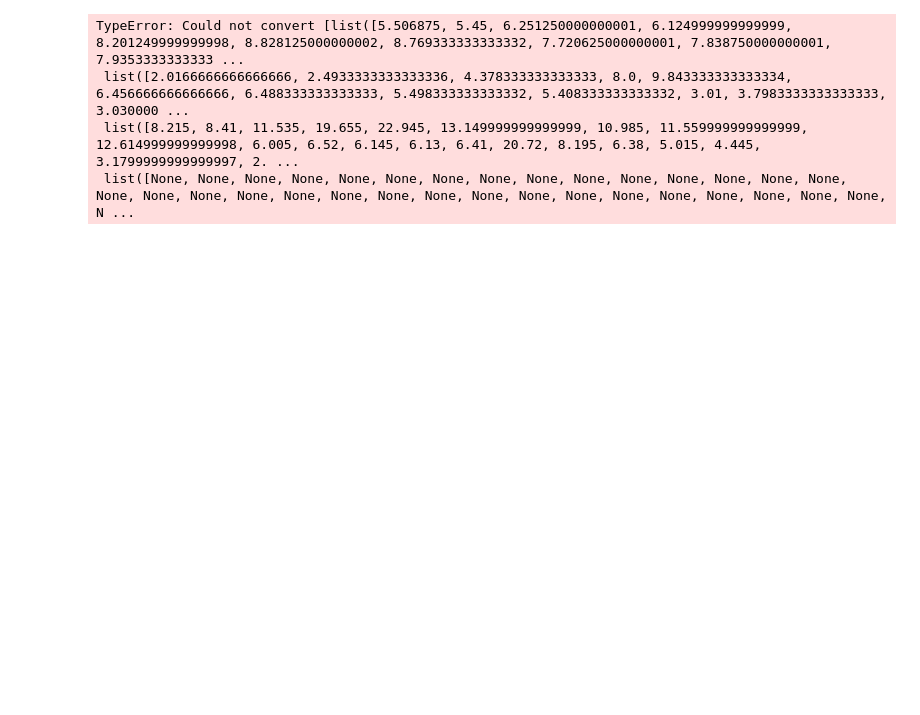
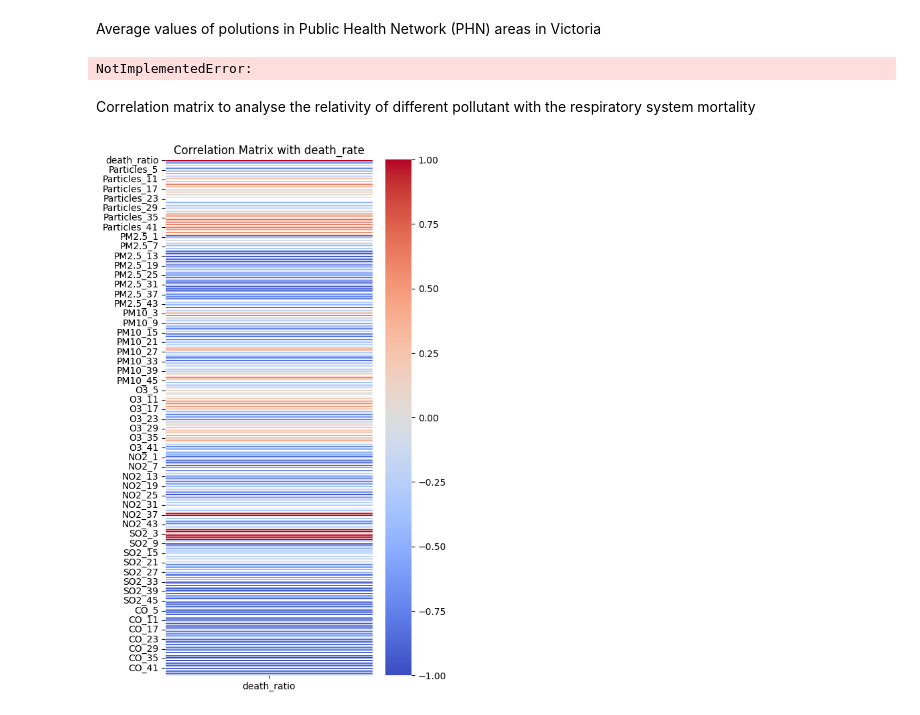
Before and after one commit to pingzhihe/CCC-assignment-2, a Jupyter notebook: testAirPHN.ipynb, the cells around one changed output. Saved outputs shown, nothing was run; the diff lists cells and outputs as text; code cells hidden in the pictures; blank space fills up the shorter version.

Commit message:
Modify the air-quality resp analysis

```diff
--- a/testAirPHN.ipynb
+++ b/testAirPHN.ipynb
@@ -4,8 +4,8 @@ import requests
 import pandas as pd
 # %%
 from elasticsearch8 import Elasticsearch
+from datetime import datetime
 import json
-from datetime import datetime
 def config(k):
     with open(f'/configs/default/shared-data/{k}', 'r') as f:
         return f.read()
@@ -20,21 +20,22 @@ def main():
                 basic_auth=('elastic','elastic')
             )
 
+
         query = {
         "size":100,
-            "_source": ["_id","phn_name","phn_code","dths_rspt3"],
+            "_source": ["phn_name","phn_code","dth_resp88"],
             "query": {
                 "match_all": {}
             }
         }
 
 
-        result = es.search(index="premature_mortality", body=query)
+        result = es.search(index="premature_mortality_2011", body=query)
         docs = result['hits']['hits']
         features = {}
         for doc in docs:
             _id = doc['_id']
-            death_ratio = doc['_source']['dths_rspt3']/100000
+            death_ratio = doc['_source']['dth_resp88']/100000
             phn_name = doc['_source']['phn_name']
             phn_code = doc['_source']['phn_code']
             features[_id] = {
@@ -64,7 +65,7 @@ def main():
                                 "geo_shape": {
                                     "geometry": {
                                         "indexed_shape": {
-                                            "index": "premature_mortality",
+                                            "index": "premature_mortality_2011",
                                             "id": id,
                                             "path": "geometry"
                                         }
@@ -93,11 +94,7 @@ def main():
             unique_data_names.add(data['dataName'])
             unique_since.add(data['since'])
 
-        print(unique_data_names)
         sorted_date_times = sorted(unique_since, key=lambda x: datetime.strptime(x, '%Y-%m-%dT%H:%M:%SZ'))
-
-        print(len(unique_since))
-        print(sorted_date_times)
         for id in ids:
             for data_name in unique_data_names:
                 values = []
@@ -163,41 +129,59 @@ searching:  NTc0dY8B6E3HLROlisMh
+# %%
+data = response.json().get('data')
+# %% [markdown]
+Average values of polutions in Public Health Network (PHN) areas in Victoria
+# %%
+import seaborn as sns
+import matplotlib.pyplot as plt
+df = pd.json_normalize(data)  # 使用 json_normalize() 函数加载数据到 DataFrame
+
+
+features = ['Particles', 'PM2.5', 'PM10', 'Visibility', 'API', 'O3', 'NO2', 'SO2', 'CO']
+
+
+# 对于每个特征，将列表展开成新的列
+for feature in features:
+    # 对于每个特征，将列表展开成新的列，并命名为原特征名加上索引
+    # df = pd.concat([df, df[feature].apply(pd.Series).add_prefix(feature+'_')], axis=1)
+    df[feature+'_mean'] = df[feature].apply(lambda x: sum(filter(None, x))/len(x) if isinstance(x, list) and any(x) else None)
+
+# 删除原始的特征列
+df.drop(columns=features, inplace=True)
+df.dropna(how='all', subset=df.columns[4:], inplace=True)
+df.drop(columns=['_id'])
+
+df
+# %% [output]
+NotImplementedError:
+# %% [markdown]
+Correlation matrix to analyse the relativity of different pollutant with the respiratory system mortality
 # %%
 import seaborn as sns
 import matplotlib.pyplot as plt
-import numpy as np
 df = pd.json_normalize(data)  # 使用 json_normalize() 函数加载数据到 DataFrame
 
 
-# ['Particles', 'PM2.5', 'PM10', 'Visibility', 'API', 'O3', 'NO2', 'SO2', 'CO']
+features = ['Particles', 'PM2.5', 'PM10', 'Visibility', 'API', 'O3', 'NO2', 'SO2', 'CO']
 # 假设 df 是你的 DataFrame，features 是要展开的特征列表
-features = ['Particles', 'PM2.5', 'PM10', 'Visibility', 'API', 'O3', 'NO2', 'SO2', 'CO']
+pollutant_features = ['Particles', 'PM2.5', 'PM10', 'O3', 'NO2', 'SO2', 'CO']
 
-# # 对于每个特征，将列表展开成新的列
-# for feature in features:
-#     # 对于每个特征，将列表展开成新的列，并命名为原特征名加上索引
-#     df = pd.concat([df, df[feature].apply(pd.Series).add_prefix(feature+'_')], axis=1)
-# 筛选出只包含数值类型的列
-numeric_df = df[features].select_dtypes(include=[np.number])
-
-# 计算数值列的平均值，同时将 None 替换为 NaN
-mean_values = numeric_df.replace({None: np.nan}).mean()
-# 将 None 替换为相应特征的平均值
-for feature in features:
-    df[feature] = df[feature].apply(lambda x: mean_values[feature] if x is None else x)
+# 对于每个特征，将列表展开成新的列
+for feature in pollutant_features:
+    # 对于每个特征，将列表展开成新的列，并命名为原特征名加上索引
+    df = pd.concat([df, df[feature].apply(pd.Series).add_prefix(feature+'_')], axis=1)
+    # df[feature+'_mean'] = df[feature].apply(lambda x: sum(filter(None, x))/len(x) if isinstance(x, list) and any(x) else None)
 
 # 删除原始的特征列
 df.drop(columns=features, inplace=True)
 
 df = df.dropna(subset=df.columns[4:], how='all')
 
-df = df.drop(columns=['_id','phn_code', 'PHNName'])
+df = df.drop(columns=['_id','phn_code', 'phn_name'])
 correlation_matrix = df.corr()
 # 绘制热图
-plt.figure(figsize=(10, 8))
-sns.heatmap(correlation_matrix[['death_ratio']], annot=True, cmap="coolwarm", fmt=".2f", linewidths=0.5)
+plt.figure(figsize=(5, 10))
+sns.heatmap(correlation_matrix[['death_ratio']], annot=False, cmap="coolwarm", fmt=".2f", linewidths=0.5)
 plt.title("Correlation Matrix with death_rate")
 plt.show()
 # %% [output]
-TypeError: Could not convert [list([5.506875, 5.45, 6.251250000000001, 6.124999999999999, 8.201249999999998, 8.828125000000002, 8.769333333333332, 7.720625000000001, 7.838750000000001, 7.9353333333333 ...
- list([2.0166666666666666, 2.4933333333333336, 4.378333333333333, 8.0, 9.843333333333334, 6.456666666666666, 6.488333333333333, 5.498333333333332, 5.408333333333332, 3.01, 3.7983333333333333, 3.030000 ...
- list([8.215, 8.41, 11.535, 19.655, 22.945, 13.149999999999999, 10.985, 11.559999999999999, 12.614999999999998, 6.005, 6.52, 6.145, 6.13, 6.41, 20.72, 8.195, 6.38, 5.015, 4.445, 3.1799999999999997, 2. ...
- list([None, None, None, None, None, None, None, None, None, None, None, None, None, None, None, None, None, None, None, None, None, None, None, None, None, None, None, None, None, None, None, None, N ...
+[figure, added]
```
Also changed, not shown: parts of 2 cells of this notebook, 8 other files.
